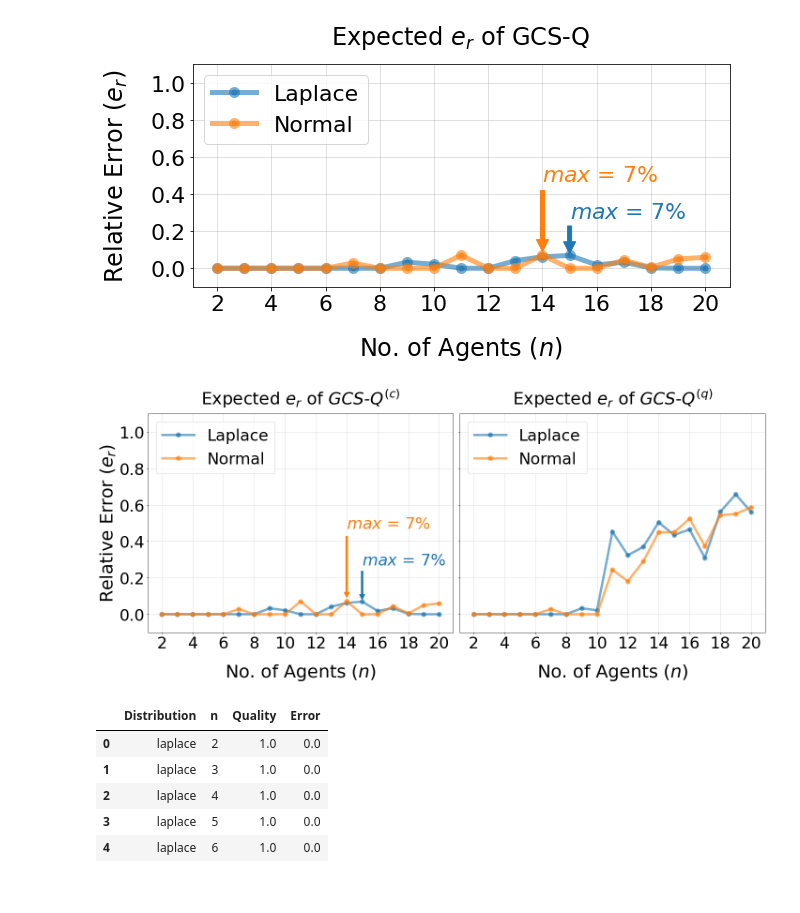
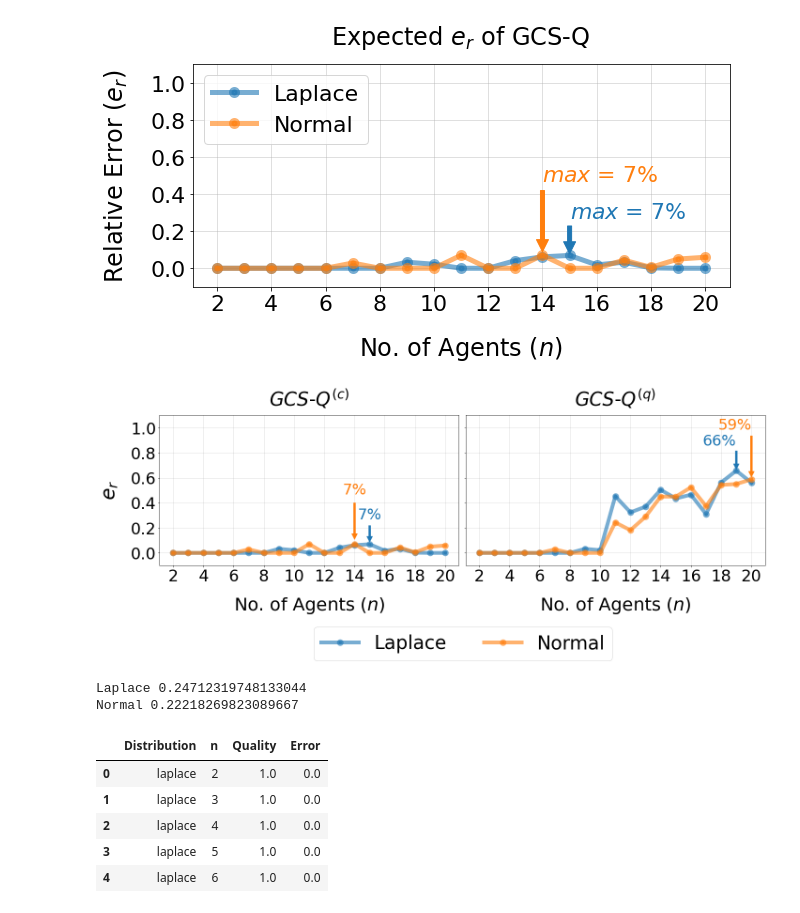
Before and after one commit to supreethmv/GCS-Q, a Jupyter notebook: plots.ipynb, the cells around one changed output. Saved outputs shown, nothing was run; the diff lists cells and outputs as text; code cells hidden in the pictures.

```diff
--- a/plots.ipynb
+++ b/plots.ipynb
@@ -89,9 +87,9 @@ font=28
 labels = [['Top-down approach using min-cut', 'GCS-Q Classical'], ['Dwave Annealer', 'GCS-Q Quantum Annealer']]
 
 
-fig, ax = plt.subplots(1, 2, sharey=True, figsize=(20,9))
+fig, ax = plt.subplots(1, 2, sharey=True, figsize=(19,8))
 fig.set_tight_layout(True)
-ax[0].set_ylabel(r"(log) Runtime - sec", fontsize=font+10)
+ax[0].set_ylabel(r"Runtime ($s$) in log scale", fontsize=font+4)
 plt.setp(ax, xticks=np.arange(1, 31, 3))#), xticklabels=np.arange(2, 27, 3))
 
 
@@ -134,14 +132,14 @@ for distr in df.Distribution.unique():
 
     ax[i].tick_params(axis="both", labelsize=font+2)
 
-    ax[i].set_xlabel(r'No. of Agents $(n)$',fontdict={'fontsize':font+10}, labelpad=25)
+    ax[i].set_xlabel(r'No. of Agents $(n)$',fontdict={'fontsize':font+4}, labelpad=25)
     #plt.ylabel(r"(log scale) QA runtime - sec",fontdict={'fontsize':font+8})
 
     ax[i].grid(alpha=.5)
-    ax[i].set_title(distr.title(), fontdict={'fontsize':font+12}, pad=20)#, fontweight="bold")
+    ax[i].set_title(distr.title(), fontdict={'fontsize':font+10}, pad=20)#, fontweight="bold")
     i+=1
 handles, labels = ax[0].get_legend_handles_labels()
-fig.legend(handles, labels, loc='upper center', fontsize=font+8, ncol=4, bbox_to_anchor=(.53, .01))
+fig.legend(handles, labels, loc='upper center', fontsize=font+4, ncol=4, bbox_to_anchor=(.53, .01))
 
 #plt.legend(fontsize=font+8, ncol=2, bbox_to_anchor=(.3, -.4))
 file = os.path.join(current_folder, 'runtime_q_vs_c.png')
@@ -297,11 +295,11 @@ plt.savefig(file, dpi=500, bbox_inches = "tight")
 Approximation of (Classical) GCS-Q
 [figure]
 # %%
-font=28
+font=32
 
-fig, ax = plt.subplots(1, 2, sharey=True, figsize=(20,9))
+fig, ax = plt.subplots(1, 2, sharey=True, figsize=(20,7))
 fig.set_tight_layout(True)
-ax[0].set_ylabel(r"Relative Error $(e_r)$", fontsize=font+10)
+ax[0].set_ylabel(r"$e_r$", fontsize=font+10,  labelpad=25)
 
 report_filename = "IDP_report_111_123.txt"
 df = collect_files(report_filename)
@@ -328,28 +326,29 @@ for distr in df.Distribution.unique():
 
     y = current_data['Error'].astype(float).to_numpy()
 
-    ax[0].plot(x, y, label=distr.capitalize(), linestyle='-', marker='o', linewidth=5.0, markeredgewidth=5, alpha=.6)
+    ax[0].plot(x, y, label=distr.capitalize(), linestyle='-', marker='o', linewidth=8.0, markeredgewidth=8, alpha=.6)
 
     ymax = max(y)
     xpos = np.where(y==ymax)
-    xmax = x[xpos]
+    xmax = x[xpos[0]]
 
-    ax[0].annotate("$max$ = "+f"{np.round(ymax*100).astype(int)}%", xy=(xmax, ymax), xytext=(xmax, ymax+0.4 if c else ymax+0.2), color= colors[c], fontsize=font+6,
-                arrowprops=dict(color=colors[c], facecolor=colors[c], shrink=0.05))
+    ax[0].annotate(f"{np.round(ymax*100).astype(int)}%", xy=(xmax, ymax), xytext=(xmax, ymax+0.4 if c else ymax+0.2),
+                   ha="center",
+                   color= colors[c], fontsize=font, arrowprops=dict(color=colors[c], facecolor=colors[c], shrink=0.1))
     c+=1
 
-ax[0].set_xlabel(r'No. of Agents $(n)$',fontdict={'fontsize':font+10}, labelpad=25)
+ax[0].set_xlabel(r'No. of Agents $(n)$',fontdict={'fontsize':font+6}, labelpad=25)
 ax[0].set_ylim(-.1, 1.1)
 
 ax[0].set_xticks(ticks=np.arange(0, 20, 2))
 ax[0].set_yticks(ticks=np.arange(0, 1.1, .2))
 
-ax[0].tick_params(axis='both', which='major', labelsize=font+6)
+ax[0].tick_params(axis='both', which='major', labelsize=font+2)
 
 ax[0].grid(alpha=.5)
-ax[0].legend(fontsize=font+6, loc="upper left")
+#ax[0].legend(fontsize=font+6, loc="upper left")
 
-ax[0].set_title(r"Expected $e_r$ of $GCS$-$Q^{(c)}$", fontdict={'fontsize':font+8}, pad=20)#, fontweight="bold")
+ax[0].set_title(r"$GCS$-$Q^{(c)}$", fontdict={'fontsize':font+8}, pad=20)#, fontweight="bold")
 
 
 df = collect_files(report_filename)
@@ -368,41 +367,52 @@ c = 0
 
 for distr in df.Distribution.unique():
     if distr == "uniform":
         continue
     current_data = data[data.Distribution == distr]
 
     x = current_data['n'].to_numpy()
 
     y = current_data['Error'].astype(float).to_numpy()
 
-    ax[1].plot(x, y, label=distr.capitalize(), linestyle='-', marker='o', linewidth=5.0, markeredgewidth=5, alpha=.6)
+    ax[1].plot(x, y, label=distr.capitalize(), linestyle='-', marker='o', linewidth=8.0, markeredgewidth=8, alpha=.6)
 
     ymax = max(y)
     xpos = np.where(y==ymax)
     xmax = x[xpos]
 
-    #ax[1].annotate("$max$ = "+f"{np.round(ymax*100).astype(int)}%", xy=(xmax, ymax), xytext=(xmax, ymax+0.4 if c else ymax+0.2), color= colors[c], fontsize=font+6,
-     #           arrowprops=dict(color=colors[c], facecolor=colors[c], shrink=0.05))
+    ax[1].annotate(f"{np.round(ymax*100).astype(int)}%", xy=(xmax, ymax), xytext=(xmax, ymax+0.4 if c else ymax+0.2),
+                   color= colors[c], fontsize=font, ha="right",
+                   arrowprops=dict(color=colors[c], facecolor=colors[c], shrink=0.05))
     c+=1
 
-ax[1].set_xlabel(r'No. of Agents $(n)$',fontdict={'fontsize':font+10}, labelpad=25)
+ax[1].set_xlabel(r'No. of Agents $(n)$',fontdict={'fontsize':font+6}, labelpad=25)
 ax[1].set_ylim(-.1, 1.1)
 
 ax[1].set_xticks(ticks=np.arange(0, 20, 2))
 ax[1].set_yticks(ticks=np.arange(0, 1.1, .2))
 
-ax[1].tick_params(axis='both', which='major', labelsize=font+6)
+ax[1].tick_params(axis='both', which='major', labelsize=font+2)
 
 ax[1].grid(alpha=.5)
-ax[1].legend(fontsize=font+6, loc="upper left")
+#ax[1].legend(fontsize=font+6, loc="upper left")
 
-ax[1].set_title(r"Expected $e_r$ of $GCS$-$Q^{(q)}$", fontdict={'fontsize':font+8}, pad=20)#, fontweight="bold")
+ax[1].set_title(r"$GCS$-$Q^{(q)}$", fontdict={'fontsize':font+8}, pad=20)#, fontweight="bold")
+
+#ax[i].legend(fontsize=font+4, loc="upper right")
+handles, labels = ax[0].get_legend_handles_labels()
+fig.legend(handles, labels, loc='upper right', fontsize=font+8, ncol=4, bbox_to_anchor=(.78, .01))
 
 file = os.path.join(current_folder, 'GCS-Q_relative_errors.png')
 plt.savefig(file, dpi=500, bbox_inches = "tight")
 plt.show()
 # %% [output]
-[figure, old version]
+[figure, new version]
+# %%
+print('Laplace', data[data.Distribution=="laplace"].Error.mean())
+print('Normal', data[data.Distribution=="normal"].Error.mean())
+# %% [output]
+Laplace 0.24712319748133044
+Normal 0.22218269823089667
 # %%
 data = pd.concat([df["Distribution"] , df["No. of Agents"], df[('Dwave Annealer', 'Quality')]], axis = 1)
 data.columns = ["Distribution", "n", "Quality"]
```
Also changed, not shown: parts of 11 cells of this notebook.
